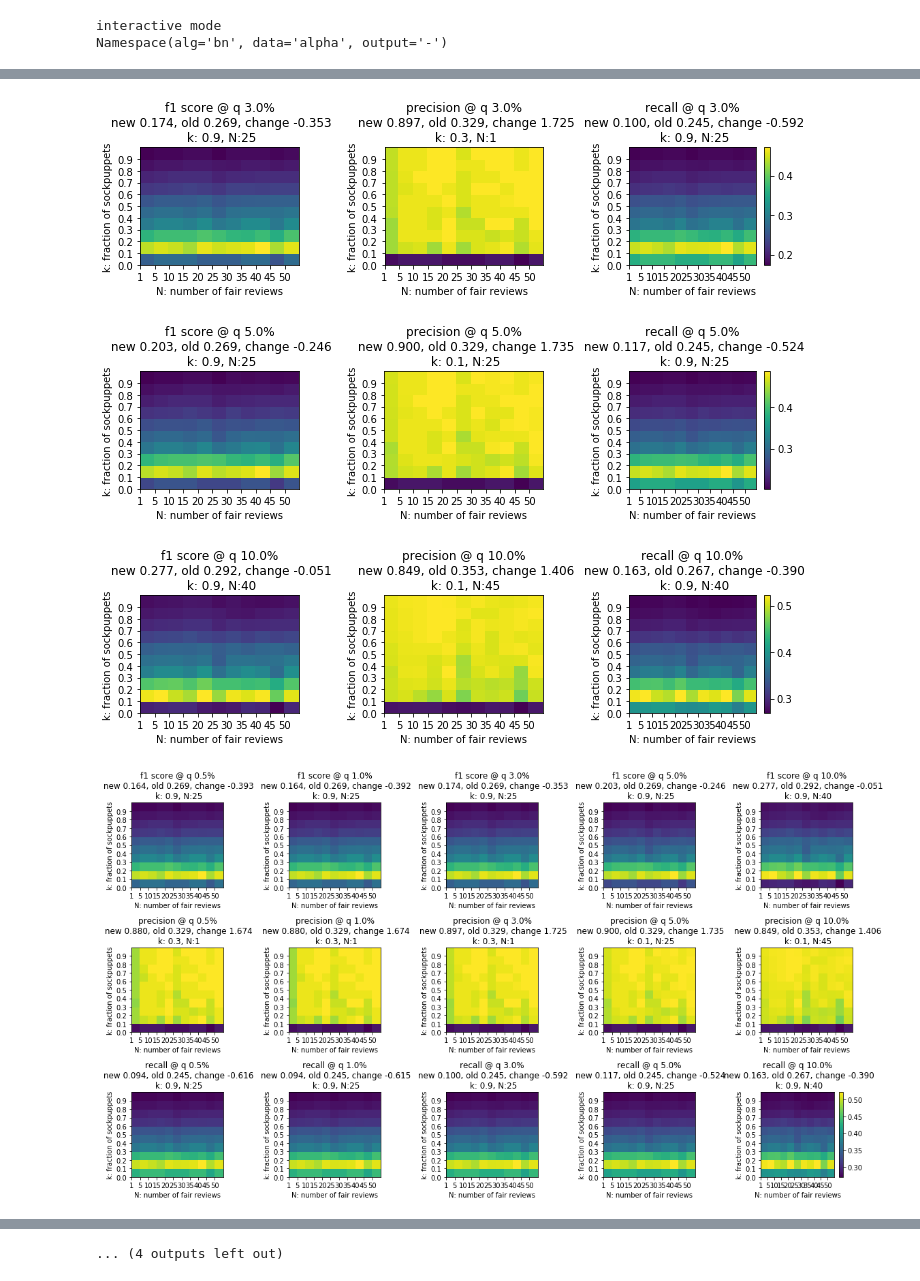
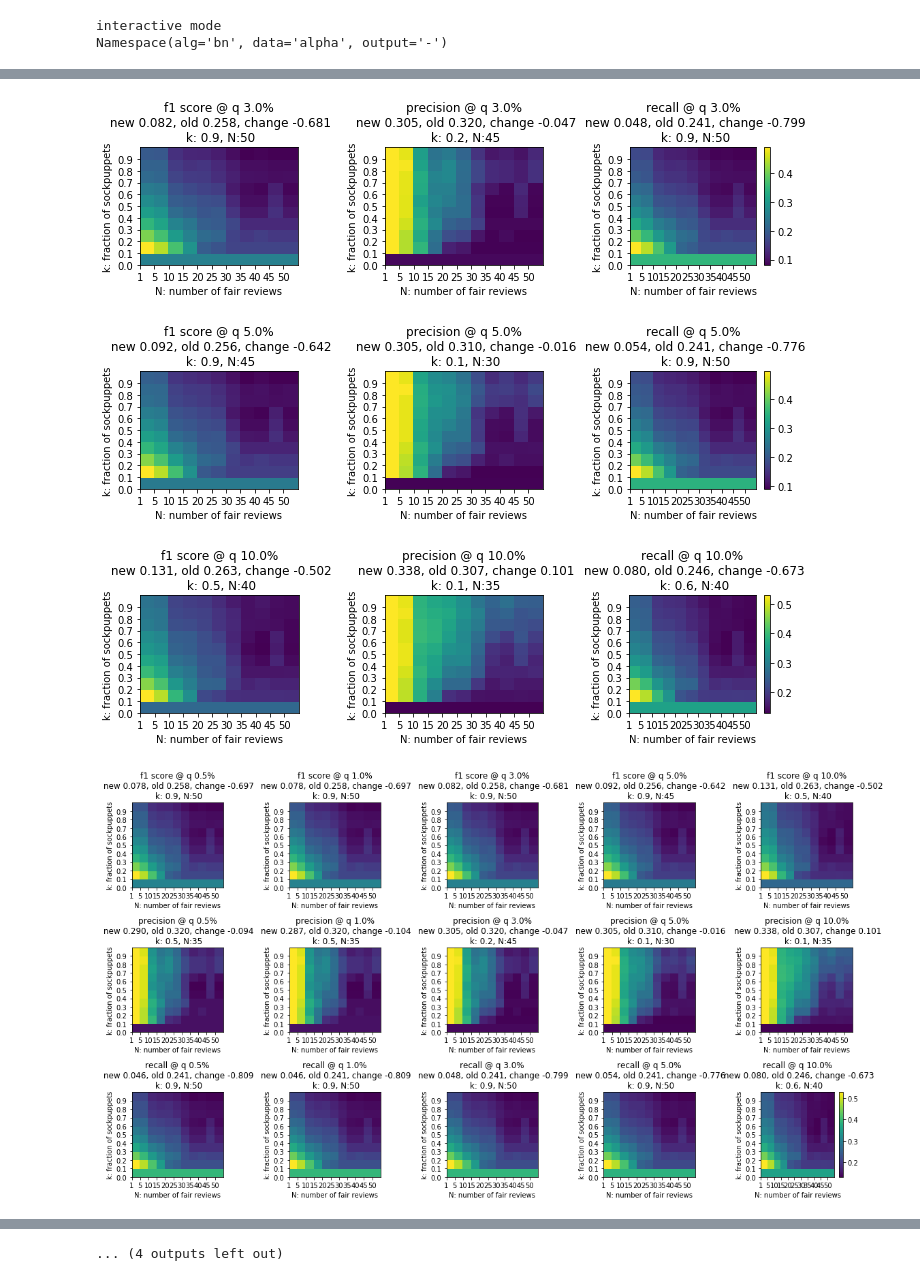
Before and after one commit to rzlll/DataMining, a Jupyter notebook: src/heatmaps.ipynb, the cells around one changed output, grey strips where cells are left out. Cells and saved outputs as stored; diff of their text form; code cells hidden in the pictures.

```diff
--- a/src/heatmaps.ipynb
+++ b/src/heatmaps.ipynb
@@ -118,7 +118,7 @@ def create_heatmaps(alg, data):
 
     return figs, ret
 # %%
-fig, ret = create_heatmaps(alg='bn', data='alpha')
+fig, ret = create_heatmaps(alg='bad', data='otc')
 display(pd.DataFrame(ret))
 fig, ret = create_heatmaps(alg='feagle', data='amazon')
 display(pd.DataFrame(ret))
@@ -138,7 +138,7 @@ display(pd.DataFrame(ret))
-[figure, old version]
+[figure, new version]
-[figure, old version]
+[figure, new version]
-[figure, old version]
+[figure, new version]
-[figure, old version]
+[figure, new version]
 [figure]
 [figure]
 ... (4 outputs left out)
```
Also changed, not shown: parts of 3 cells of this notebook, 3 other files.
